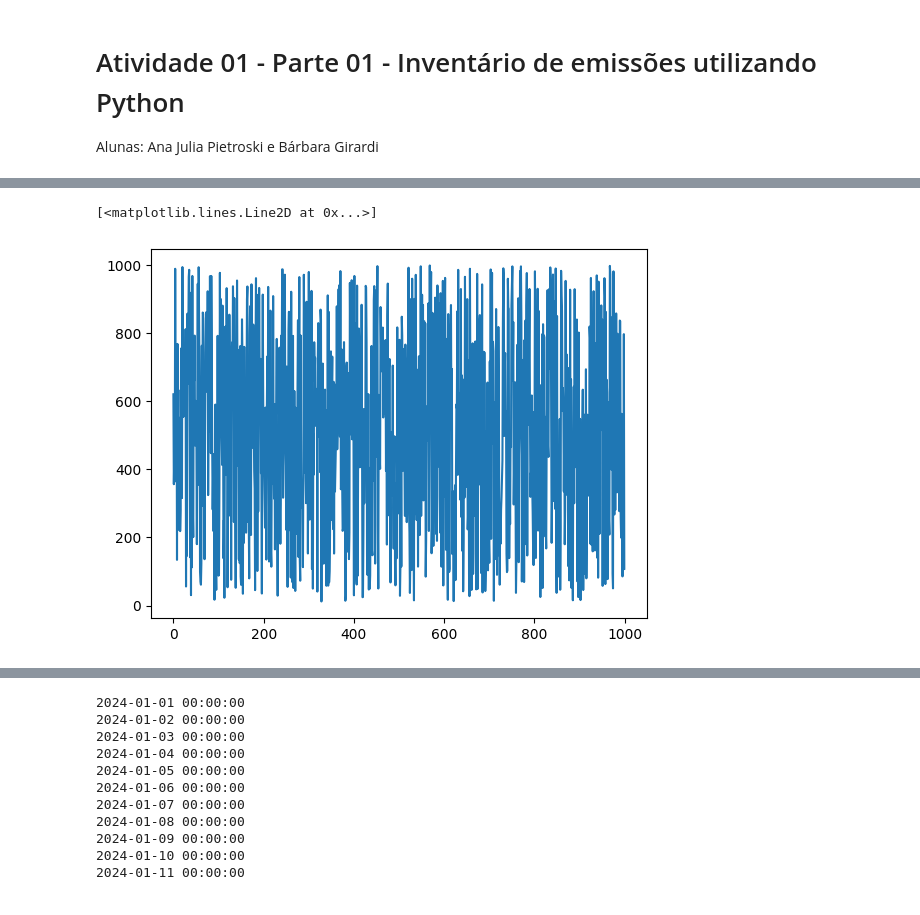
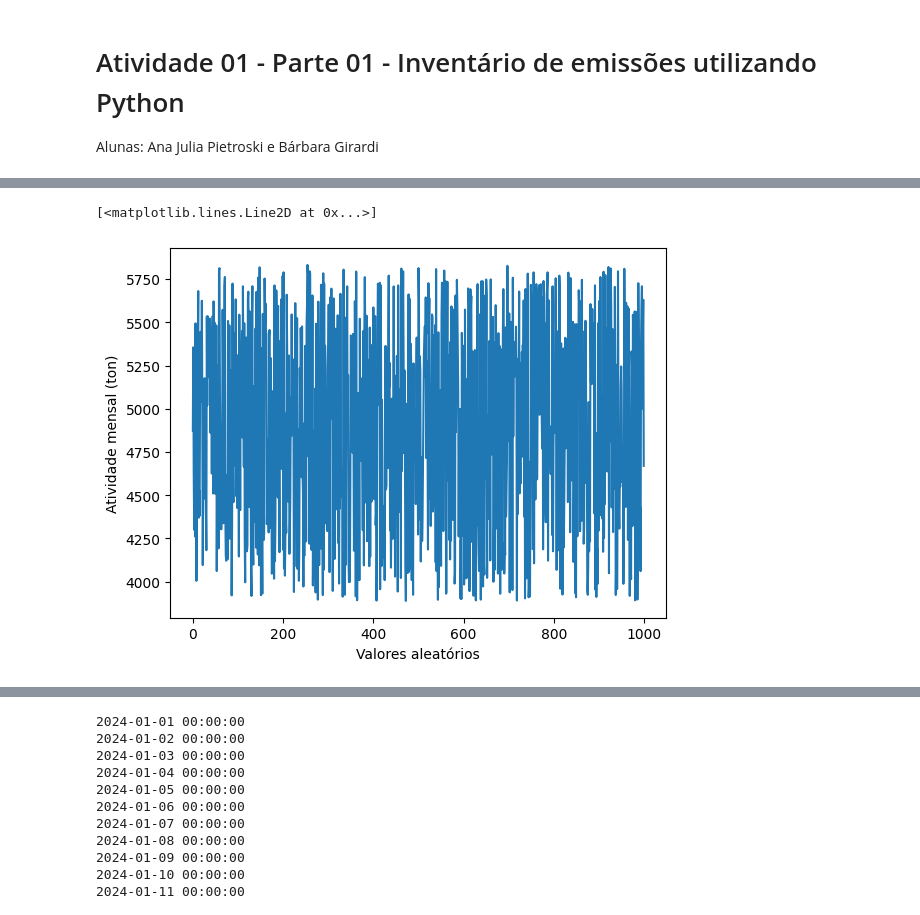
Before and after one commit to BarbaraGirardi07/ENS5173_Barbara, a Jupyter notebook: Atividade01_Parte01.ipynb, the cells around one changed output, grey strips where cells are left out. Cells and saved outputs as stored; diff of their text form; code cells hidden in the pictures.

```diff
--- a/Atividade01_Parte01.ipynb
+++ b/Atividade01_Parte01.ipynb
@@ -93,15 +141,18 @@ Nesta seção criaremos uma taxa de atividade de um empreendimento qualquer que
 # %%
-# Criando vetor de valores aleatórios
+# Criando vetor de valores aleatórios MENSAIS
 import numpy as np
-atvMax = 1000 #
-atvMin = 12
+atvMaxMensal = 5833 #atividade máxima mensal
+atvMinMensal = 3888 #atividade mínima mensal
 n = 1000 #1000 valores aleatórios
-atv = (atvMax - atvMin)*np.random.rand(n) + atvMin
-#print(atv)
+atvMensal = (atvMaxMensal - atvMinMensal)*np.random.rand(n) + atvMinMensal
 
 #Criando uma figura com os valores aleatórios
 fig, ax = plt.subplots()
-ax.plot(atv)
+
+plt.xlabel('Valores aleatórios')
+plt.ylabel('Atividade mensal (ton)')
+
+ax.plot(atvMensal)
 # %% [output]
 [<matplotlib.lines.Line2D at 0x...>]
-[figure, old version]
+[figure, new version]
```
Also changed, not shown: parts of 15 cells of this notebook.
